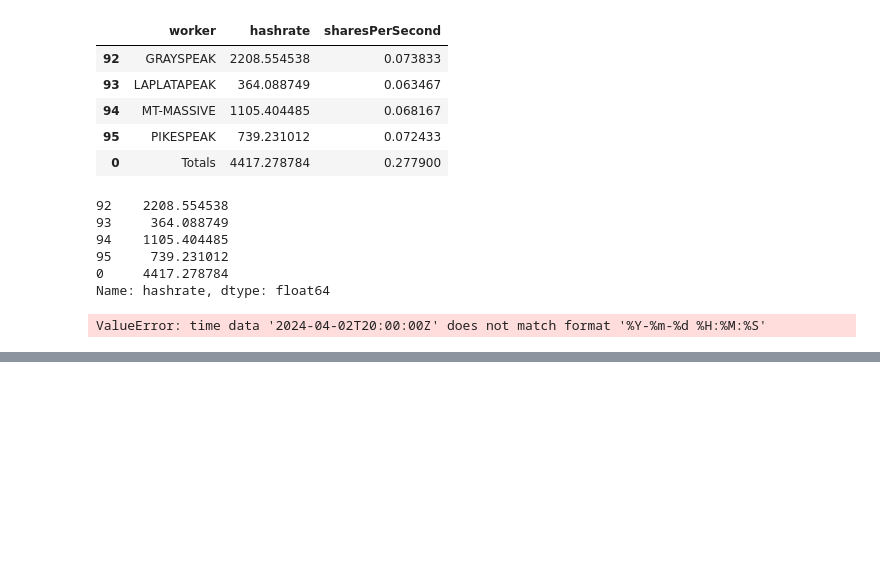
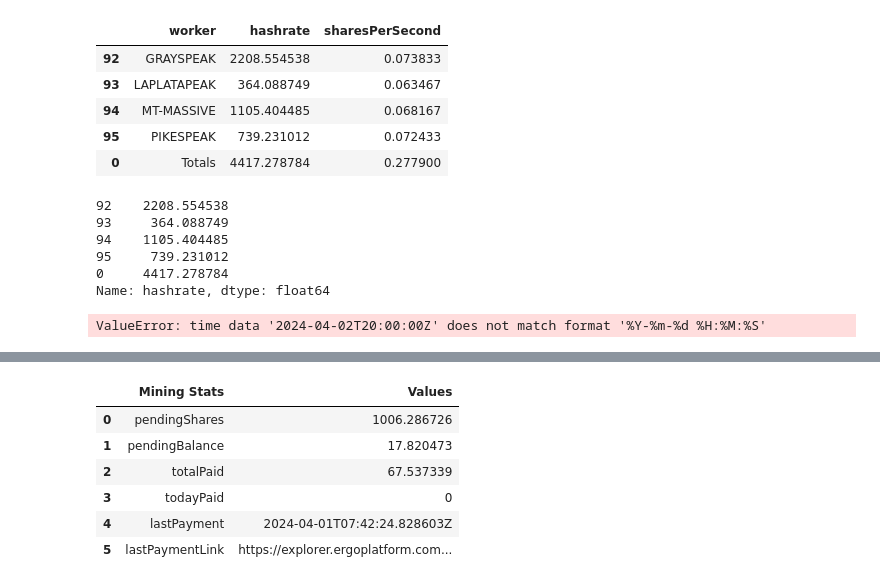
Before and after one commit to marctheshark3/sigmanaut-mining-pool-ui, a Jupyter notebook: prototype.ipynb, the cells around one changed output, grey strips where cells are left out. Cells and saved outputs as stored; diff of their text form; code cells hidden in the pictures; blank space fills up the shorter version.

```diff
--- a/prototype.ipynb
+++ b/prototype.ipynb
@@ -525,3 +525,16 @@ reader.get_all_miner_data(wallet)
 | 23 | 2024-04-02T20:00:00Z | Affable | 291.057259 | 0.057567 | 9hYeU...Tbadc | 2.029669 | 0.608901 | False |
 | 23 | 2024-04-02T20:00:00Z | qx3090 | 229.589459 | 0.049500 | 9eZPT...zb9tD | 1.601027 | 0.480308 | False |
 | 23 | 2024-04-02T20:00:00Z | rustinmyeye | 113.298486 | 0.024700 | 9iQS2...bL3fJ | 0.790080 | 0.237024 | False |
+# %%
+pool_df, _ = reader.get_pool_stats(wallet)
+mining_df, performance_df = reader.get_mining_stats(wallet)
+# %%
+mining_df
+# %% [output]
+|  | Mining Stats | Values |
+| 0 | pendingShares | 1006.286726 |
+| 1 | pendingBalance | 17.820473 |
+| 2 | totalPaid | 67.537339 |
+| 3 | todayPaid | 0 |
+| 4 | lastPayment | 2024-04-01T07:42:24.828603Z |
+| 5 | lastPaymentLink | https://explorer.ergoplatform.com... |
```
Also changed, not shown: parts of 4 cells of this notebook, 2 other files.
